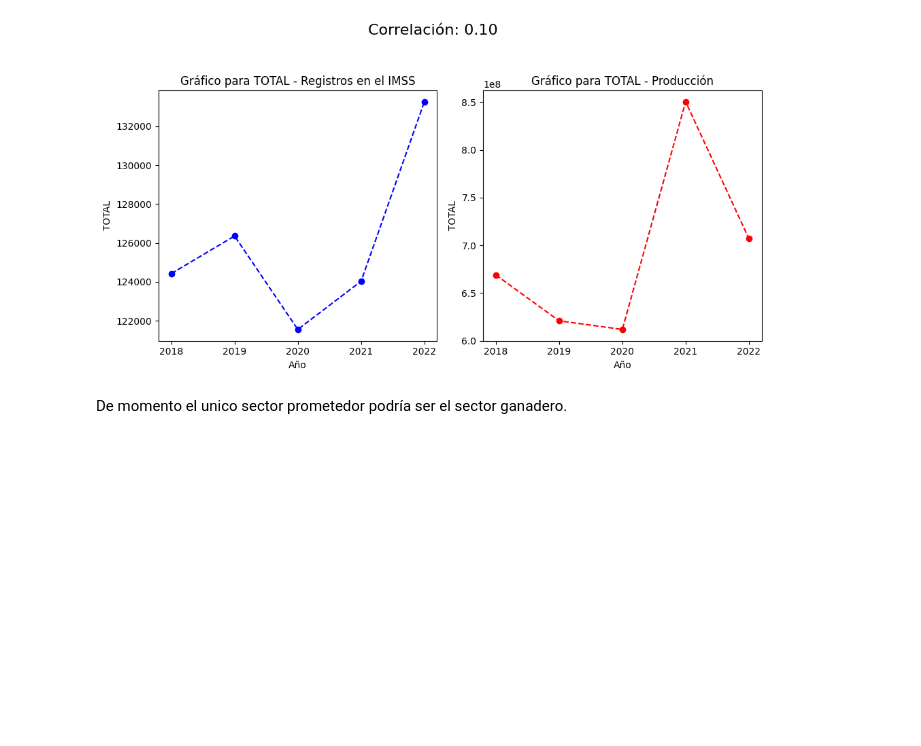
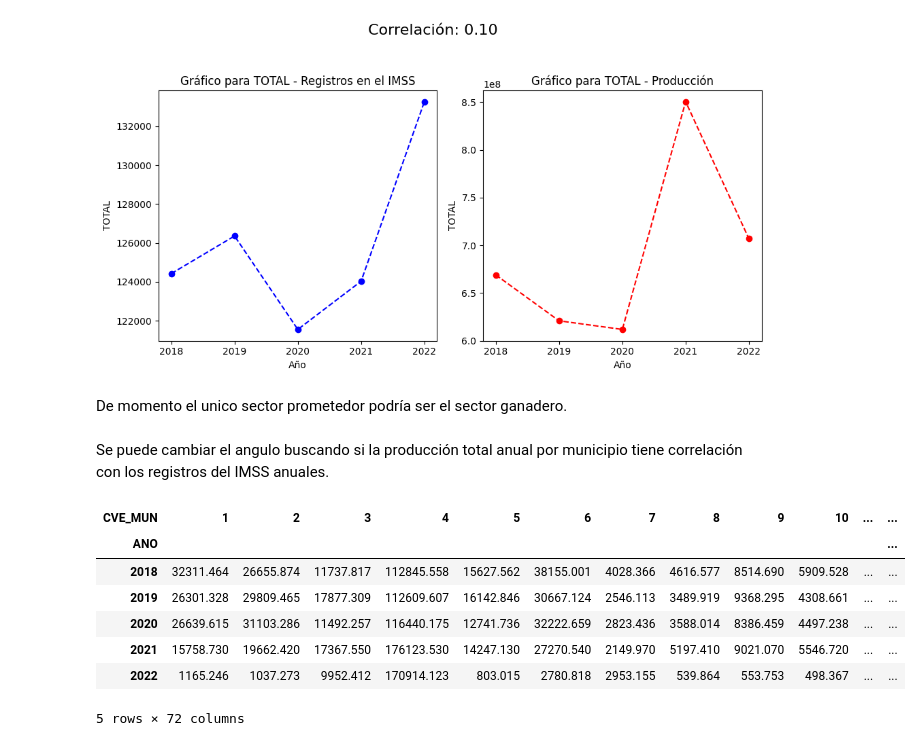
Before and after one commit to empleo-inducido/Trabajos_Generados, a Jupyter notebook: eda.ipynb, the cells around one changed output. Drawn from its saved outputs; the diff is of its cells as text; code cells hidden in the pictures; blank space fills up the shorter version.

```diff
--- a/eda.ipynb
+++ b/eda.ipynb
@@ -393,3 +392,18 @@ for column in columns:
 [figure]
 # %% [markdown]
 De momento el unico sector prometedor podría ser el sector ganadero.
+# %% [markdown]
+Se puede cambiar el angulo buscando si la producción total anual por municipio tiene correlación con los registros del IMSS anuales.
+# %%
+produccion_municipio_anual = df_agp[['ANO','CVE_MUN','PRODTON']].groupby(['ANO','CVE_MUN'])['PRODTON'].sum().sort_index(level=0)
+produccion_municipio_anual = produccion_municipio_anual.unstack().drop(index = 2023)
+produccion_municipio_anual
+# %% [output]
+| CVE_MUN | 1 | 2 | 3 | 4 | 5 | 6 | 7 | 8 | 9 | 10 | ... | ... |
+| ANO |  |  |  |  |  |  |  |  |  |  |  | ... |
+| 2018 | 32311.464 | 26655.874 | 11737.817 | 112845.558 | 15627.562 | 38155.001 | 4028.366 | 4616.577 | 8514.690 | 5909.528 | ... | ... |
+| 2019 | 26301.328 | 29809.465 | 17877.309 | 112609.607 | 16142.846 | 30667.124 | 2546.113 | 3489.919 | 9368.295 | 4308.661 | ... | ... |
+| 2020 | 26639.615 | 31103.286 | 11492.257 | 116440.175 | 12741.736 | 32222.659 | 2823.436 | 3588.014 | 8386.459 | 4497.238 | ... | ... |
+| 2021 | 15758.730 | 19662.420 | 17367.550 | 176123.530 | 14247.130 | 27270.540 | 2149.970 | 5197.410 | 9021.070 | 5546.720 | ... | ... |
+| 2022 | 1165.246 | 1037.273 | 9952.412 | 170914.123 | 803.015 | 2780.818 | 2953.155 | 539.864 | 553.753 | 498.367 | ... | ... |
+5 rows × 72 columns
```
Also changed, not shown: parts of 7 cells of this notebook, 1 other file.
